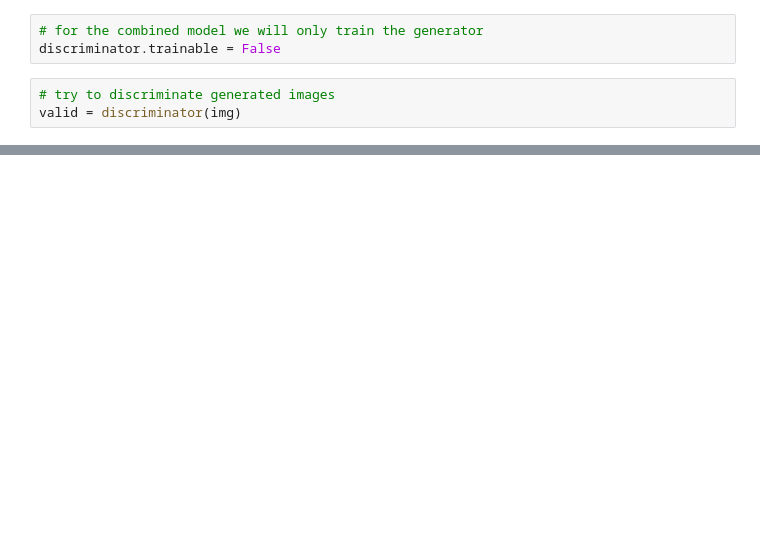
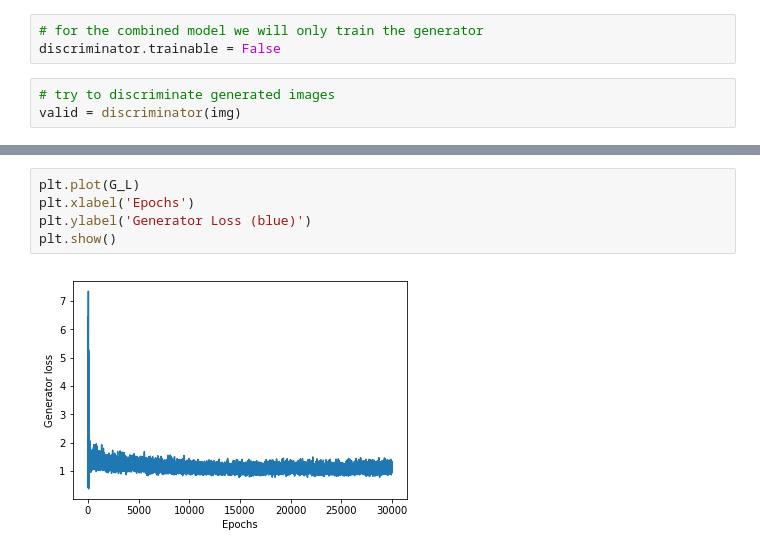
Before and after one commit to gusgad/capsule-GAN, a Jupyter notebook: capsule_gan.ipynb, the cells around one changed output, grey strips where cells are left out. Saved outputs shown, nothing was run; the diff lists cells and outputs as text; blank space fills up the shorter version.

```diff
--- a/capsule_gan.ipynb
+++ b/capsule_gan.ipynb
@@ -364,0 +446,7 @@ history = train(epochs=30000, batch_size=32, save_interval=500)
+# %%
+plt.plot(G_L)
+plt.xlabel('Epochs')
+plt.ylabel('Generator Loss (blue)')
+plt.show()
+# %% [output]
+[figure, added]
```
Also changed, not shown: parts of 27 cells of this notebook, 12 other files.
